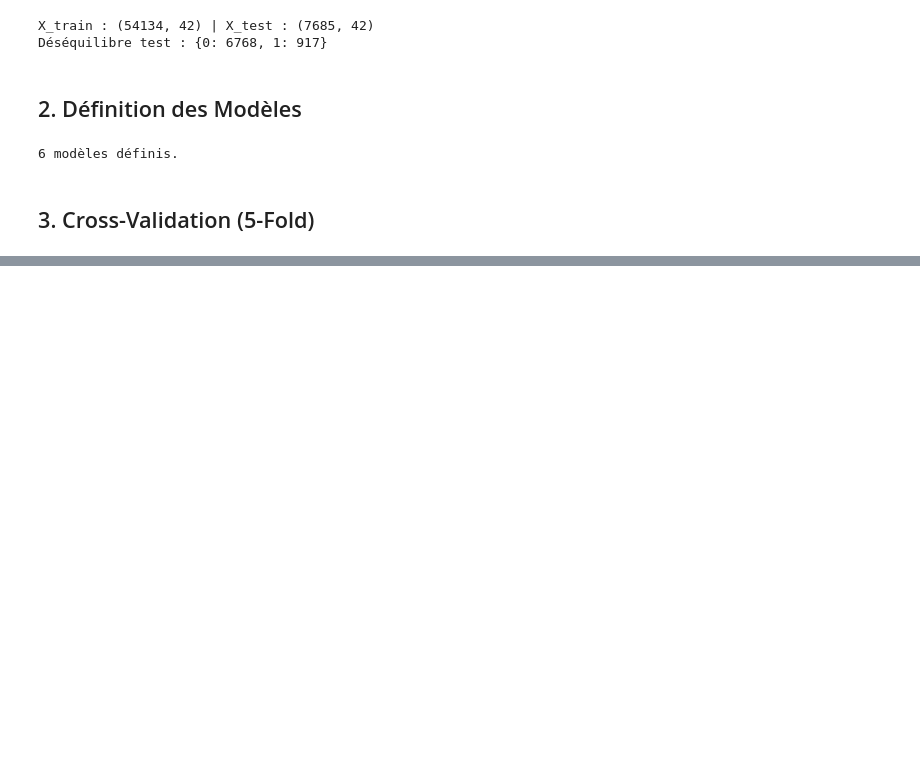
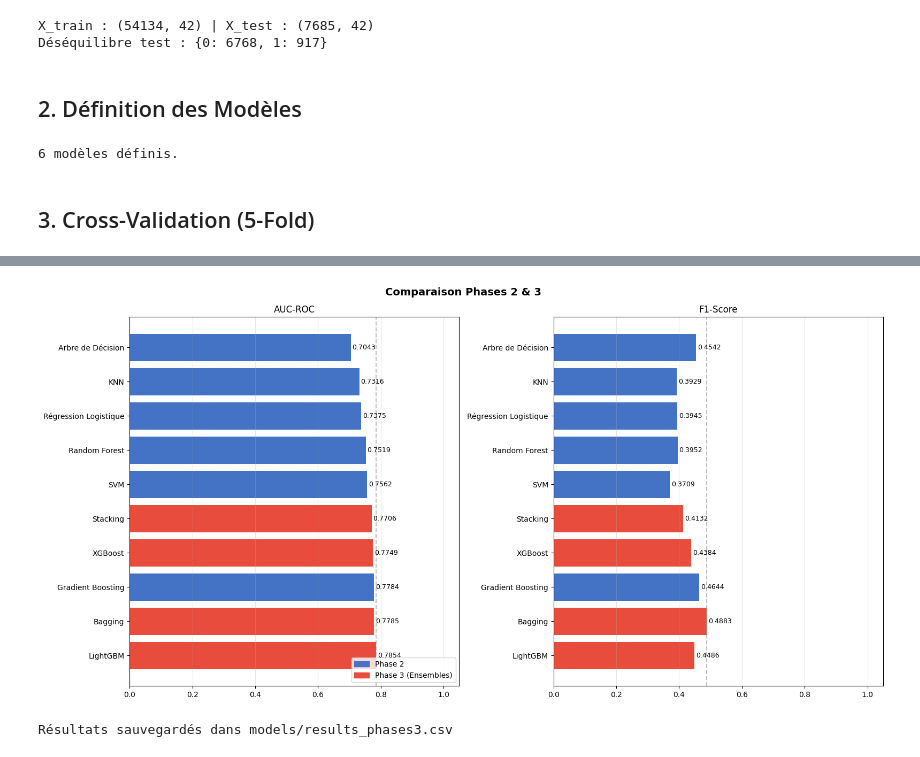
Before and after one commit to mwa1310/bank-costumers-behavior, a Jupyter notebook: notebook/BankCostumersBehavior.ipynb, the cells around one changed output, grey strips where cells are left out. Saved outputs shown, nothing was run; the diff lists cells and outputs as text; code cells hidden in the pictures; blank space fills up the shorter version.

```diff
--- a/notebook/BankCostumersBehavior.ipynb
+++ b/notebook/BankCostumersBehavior.ipynb
@@ -305,0 +434,7 @@ KeyboardInterrupt:
+# %%
+X_train = pd.read_csv('../data/processed/X_train.csv')
+X_test  = pd.read_csv('../data/processed/X_test.csv')
+y_train = pd.read_csv('../data/processed/y_train.csv').values.ravel()
+y_test  = pd.read_csv('../data/processed/y_test.csv').values.ravel()
+
+print(f"X_train : {X_train.shape} | X_test : {X_test.shape}")
@@ -305,0 +575,14 @@ KeyboardInterrupt:
+# %%
+# Chargement résultats Phase 2
+df_phase2 = pd.read_csv('../models/results_phase2.csv')
+df_phase3 = pd.DataFrame([bagging_metrics, xgb_metrics, lgb_metrics, stacking_metrics])
+
+df_all_so_far = pd.concat([df_phase2, df_phase3], ignore_index=True)
+df_all_so_far = df_all_so_far.sort_values('AUC-ROC', ascending=False)
+
+print("Comparaison Phase 2 + Phase 3 :")
+display(df_all_so_far.style
+    .highlight_max(subset=['AUC-ROC','F1-Score', 'Précision', 'Recall', 'Accuracy','Avg Precision'], color="#06791d")
+    .format({'AUC-ROC':'{:.4f}','F1-Score':'{:.4f}', 'Précision':'{:.4f}',
+         'Recall':'{:.4f}', 'Accuracy':'{:.4f}','Avg Precision':'{:.4f}'})
+    .set_caption('Comparaison Phases 2 & 3 sur le Jeu de Test'))
@@ -305,0 +603,30 @@ KeyboardInterrupt:
+# %%
+# Graphique comparatif
+fig, axes = plt.subplots(1, 2, figsize=(16, 8))
+fig.suptitle('Comparaison Phases 2 & 3', fontsize=14, fontweight='bold')
+
+phase3_models = ['Bagging','XGBoost','LightGBM','Stacking']
+colors = ['#E74C3C' if m in phase3_models else '#4472C4' for m in df_all_so_far['Modèle']]
+
+for ax, metric in zip(axes, ['AUC-ROC','F1-Score']):
+    bars = ax.barh(df_all_so_far['Modèle'], df_all_so_far[metric], color=colors)
+    ax.set_title(metric); ax.set_xlim(0, 1.05)
+    ax.axvline(df_all_so_far[metric].max(), color='gray', linestyle='--', alpha=0.5)
+    for bar, val in zip(bars, df_all_so_far[metric]):
+        ax.text(val+0.005, bar.get_y()+bar.get_height()/2, f'{val:.4f}', va='center', fontsize=9)
+    ax.grid(axis='x', alpha=0.3)
+
+from matplotlib.patches import Patch
+axes[0].legend(handles=[Patch(color='#4472C4',label='Phase 2'),
+                         Patch(color='#E74C3C',label='Phase 3 (Ensembles)')], loc='lower right')
+plt.tight_layout()
+plt.savefig('../results/phase3_comparison.png', dpi=150, bbox_inches='tight')
+plt.show()
+# %% [output]
+[figure, added]
+# %%
+# Sauvegarde résultats phases 1-3 pour Phase 4
+df_all_so_far.to_csv('../models/results_phases3.csv', index=False)
+print("Résultats sauvegardés dans models/results_phases3.csv")
+# %% [output]
+Résultats sauvegardés dans models/results_phases3.csv
```
Also changed, not shown: parts of 23 cells of this notebook, 2 other files.
